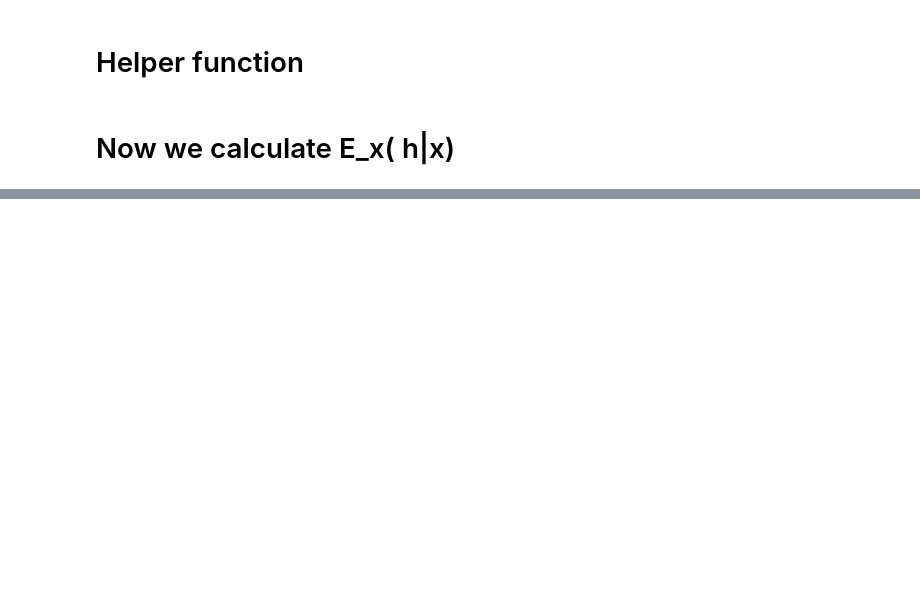
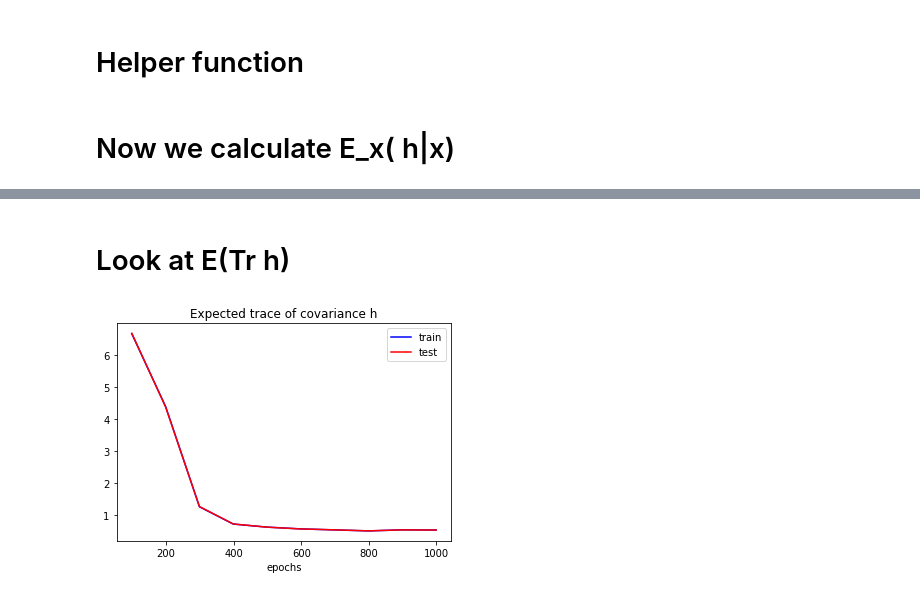
Before and after one commit to rattaoup/pytorch-simclr, a Jupyter notebook: distribution_h.ipynb, the cells around one changed output, grey strips where cells are left out. Drawn from its saved outputs; the diff is of its cells as text; code cells hidden in the pictures; blank space fills up the shorter version.

Commit message:
look at Tr cov h

```diff
--- a/distribution_h.ipynb
+++ b/distribution_h.ipynb
@@ -196,0 +259,39 @@ plt.show()
+# %% [markdown]
+# Look at E(Tr h)
+# %%
+# helper function for E(Tr h)
+def get_trace_h2(x, filename):
+    h = [get_h([x[i]], filename)[0] for i in range(len(x))]
+    h_np = np.array([h[i].cpu().detach().numpy()[0] for i in range(len(h))])
+    covMatrix = np.cov(h_np)
+    trace = np.trace(covMatrix)
+
+    return trace
+
+
+def get_cov_h2(x, filename):
+    h = [get_h([x[i]], filename)[0] for i in range(len(x))]
+    h_np = np.array([h[i].cpu().detach().numpy()[0] for i in range(len(h))])
+    covMatrix = np.cov(h_np)
+
+    return covMatrix
+# %%
+# This is similar to above but we take one augmentation for each image
+X_train, X_test = gen_data(B = 200, num_aug = 1)
+#combine into a single list
+X_train = [X_train[i][0] for i in range(len(X_train))]
+X_test = [X_test[i][0] for i in range(len(X_test))]
+
+trace_h_train2 = {}
+trace_h_test2 = {}
+checkpointfile = ['resnet18.pth99']+ ['resnet18.pth' + str(i) + '99' for i in range(1,10)]
+for cp in tqdm(checkpointfile):
+    trace_train = get_trace_h2(X_train, cp)
+    trace_h_train2[cp] = trace_train
+
+    trace_test = get_trace_h2(X_test, cp)
+    trace_h_test2[cp] = trace_test
+# %%
+my_plot(trace_h_train2, trace_h_test2, title = 'Expected trace of covariance h')
+# %% [output]
+[figure, added]
```
Also changed, not shown: parts of 16 cells of this notebook.
